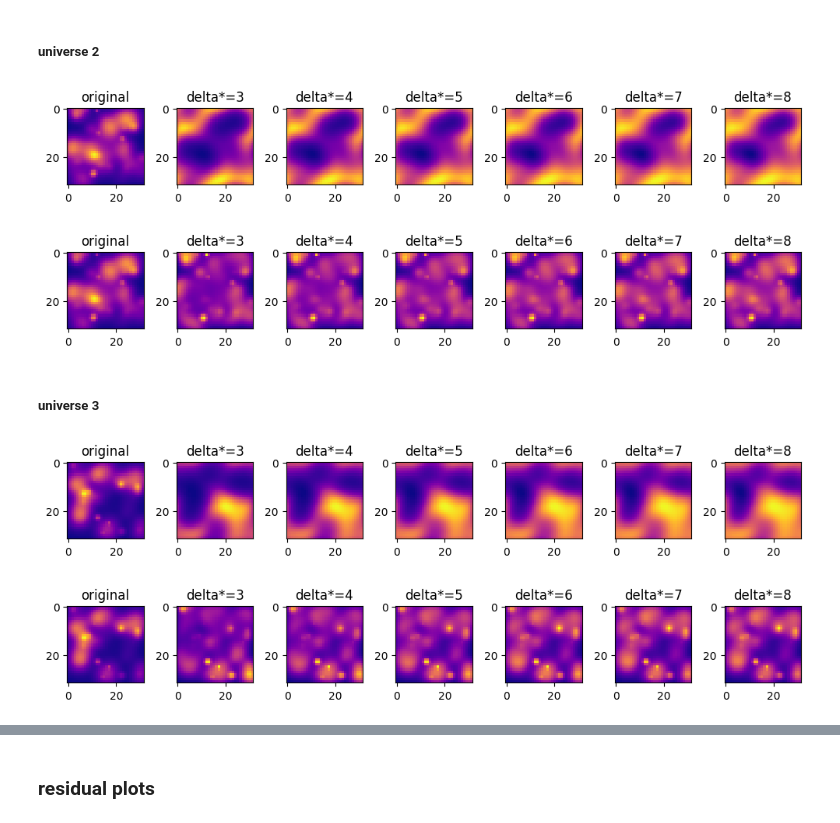
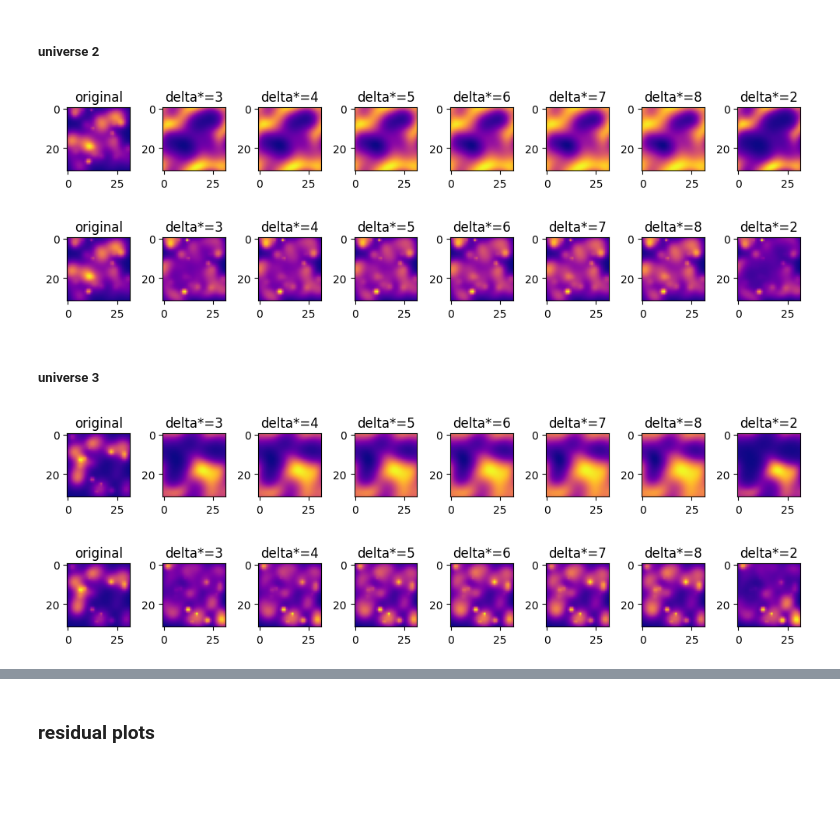
Before and after one commit to amani-hussien/SURP, a Jupyter notebook: model_universe/model_universe_2d.ipynb, the cells around one changed output, grey strips where cells are left out. Saved outputs shown, nothing was run; the diff lists cells and outputs as text; code cells hidden in the pictures; blank space fills up the shorter version.

```diff
--- a/model_universe/model_universe_2d.ipynb
+++ b/model_universe/model_universe_2d.ipynb
@@ -769,6 +967,12 @@ plt.show()
 # different \delta* values
 
 _, _, _, rho_x = u.load_universe("universe_parameters1.json")
+
+rho_R = u.gaussian_filter(rho_x, R=3)
+delta_x = u.overdensity_field(rho_x)
+delta_R = u.overdensity_field(rho_R)
+m0, delta_M0 = u.marked_overdensity_field(delta_x, delta_R, delta_star=2, p=7)
+
 
 rho_R = u.gaussian_filter(rho_x, R=3)
 delta_x = u.overdensity_field(rho_x)
@@ -810,7 +1014,7 @@ m6, delta_M6 = u.marked_overdensity_field(delta_x, delta_R, delta_star=8, p=7)
 
 # stacked mark
 
-fig, ax = plt.subplots(1,7,figsize=(10,8))
+fig, ax = plt.subplots(1,8,figsize=(10,8))
 
 ax[0].imshow(delta_x, cmap='plasma')
 ax[0].set_title("original")
@@ -825,42 +1029,53 @@ ax[4].set_title("delta*=6")
 ax[5].imshow(m5, cmap='plasma')
 ax[5].set_title("delta*=7")
 ax[6].imshow(m6, cmap='plasma')
 ax[6].set_title("delta*=8")
+ax[7].imshow(m0, cmap='plasma')
+ax[7].set_title("delta*=2")
 
 
 plt.tight_layout()
 plt.show()
 
 
-fig, ax = plt.subplots(1,7,figsize=(10,8))
+fig, ax = plt.subplots(1,8,figsize=(10,8))
 
 ax[0].imshow(delta_x, cmap='plasma')
 ax[0].set_title("original")
 ax[1].imshow(delta_M1, cmap='plasma')
 ax[1].set_title("delta*=3")
 ax[2].imshow(delta_M2, cmap='plasma')
 ax[2].set_title("delta*=4")
 ax[3].imshow(delta_M3, cmap='plasma')
 ax[3].set_title("delta*=5")
 ax[4].imshow(delta_M4, cmap='plasma')
 ax[4].set_title("delta*=6")
 ax[5].imshow(delta_M5, cmap='plasma')
 ax[5].set_title("delta*=7")
 ax[6].imshow(delta_M6, cmap='plasma')
 ax[6].set_title("delta*=8")
+ax[7].imshow(delta_M0, cmap='plasma')
+ax[7].set_title("delta*=2")
 
 
 plt.tight_layout()
 plt.show()
 # %% [output]
-[figure, old version]
+[figure, new version]
-[figure, old version]
+[figure, new version]
 # %% [markdown]
 ##### universe 3
 # %%
 # different \delta* values
 
 _, _, _, rho_x = u.load_universe("universe_parameters2.json")
+
+
+rho_R = u.gaussian_filter(rho_x, R=3)
+delta_x = u.overdensity_field(rho_x)
+delta_R = u.overdensity_field(rho_R)
+m0, delta_M0 = u.marked_overdensity_field(delta_x, delta_R, delta_star=2, p=7)
+
 
 rho_R = u.gaussian_filter(rho_x, R=3)
 delta_x = u.overdensity_field(rho_x)
@@ -902,7 +1117,7 @@ m6, delta_M6 = u.marked_overdensity_field(delta_x, delta_R, delta_star=8, p=7)
 
 # stacked mark
 
-fig, ax = plt.subplots(1,7,figsize=(10,8))
+fig, ax = plt.subplots(1,8,figsize=(10,8))
 
 ax[0].imshow(delta_x, cmap='plasma')
 ax[0].set_title("original")
@@ -918,13 +1133,15 @@ ax[5].imshow(m5, cmap='plasma')
 ax[5].set_title("delta*=7")
 ax[6].imshow(m6, cmap='plasma')
 ax[6].set_title("delta*=8")
+ax[7].imshow(m0, cmap='plasma')
+ax[7].set_title("delta*=2")
 
 
 plt.tight_layout()
 plt.show()
 
 
-fig, ax = plt.subplots(1,7,figsize=(10,8))
+fig, ax = plt.subplots(1,8,figsize=(10,8))
 
 ax[0].imshow(delta_x, cmap='plasma')
 ax[0].set_title("original")
@@ -940,10 +1157,12 @@ ax[5].imshow(delta_M5, cmap='plasma')
 ax[5].set_title("delta*=7")
 ax[6].imshow(delta_M6, cmap='plasma')
 ax[6].set_title("delta*=8")
+ax[7].imshow(delta_M0, cmap='plasma')
+ax[7].set_title("delta*=2")
 
 
 plt.tight_layout()
 plt.show()
 # %% [output]
-[figure, old version]
+[figure, new version]
-[figure, old version]
+[figure, new version]
```
Also changed, not shown: parts of 8 cells of this notebook.
